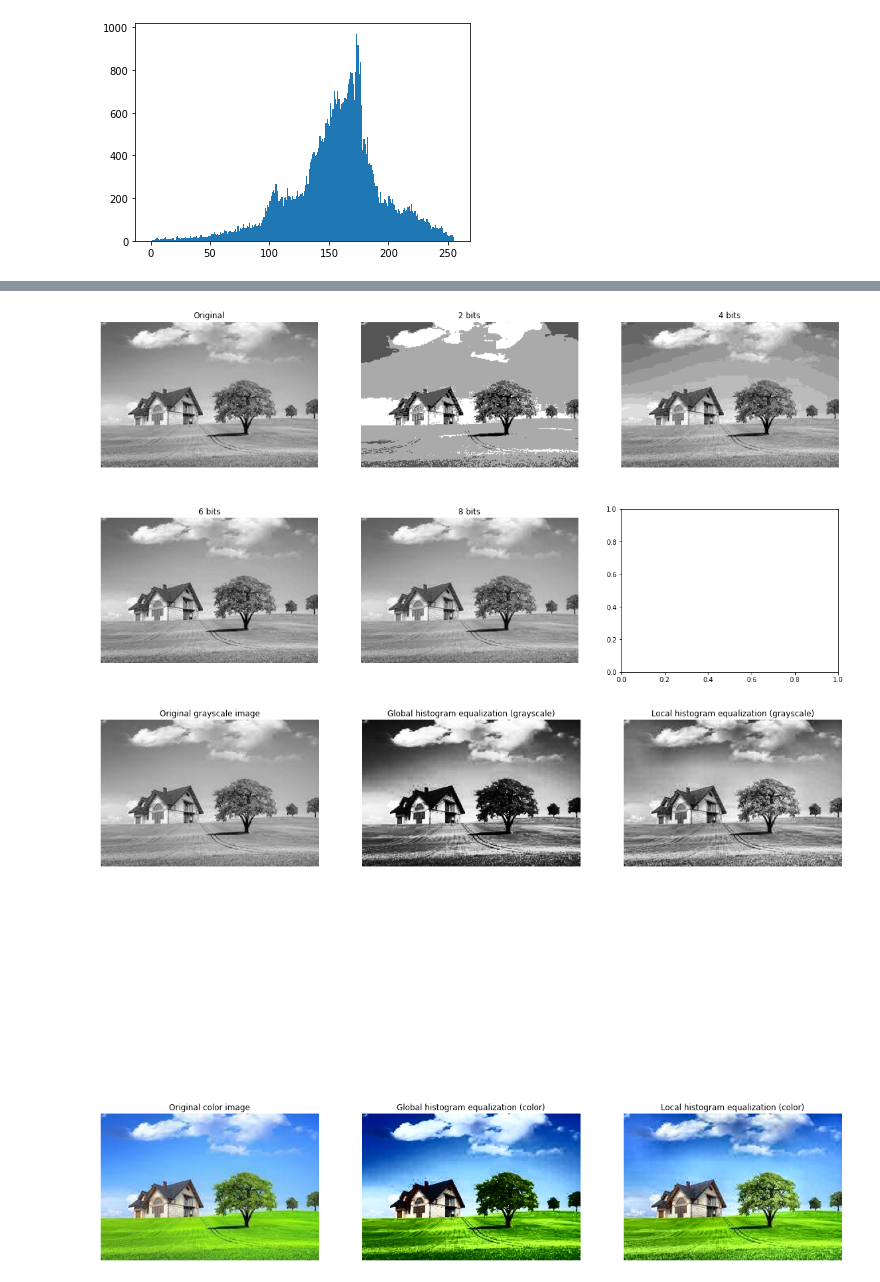
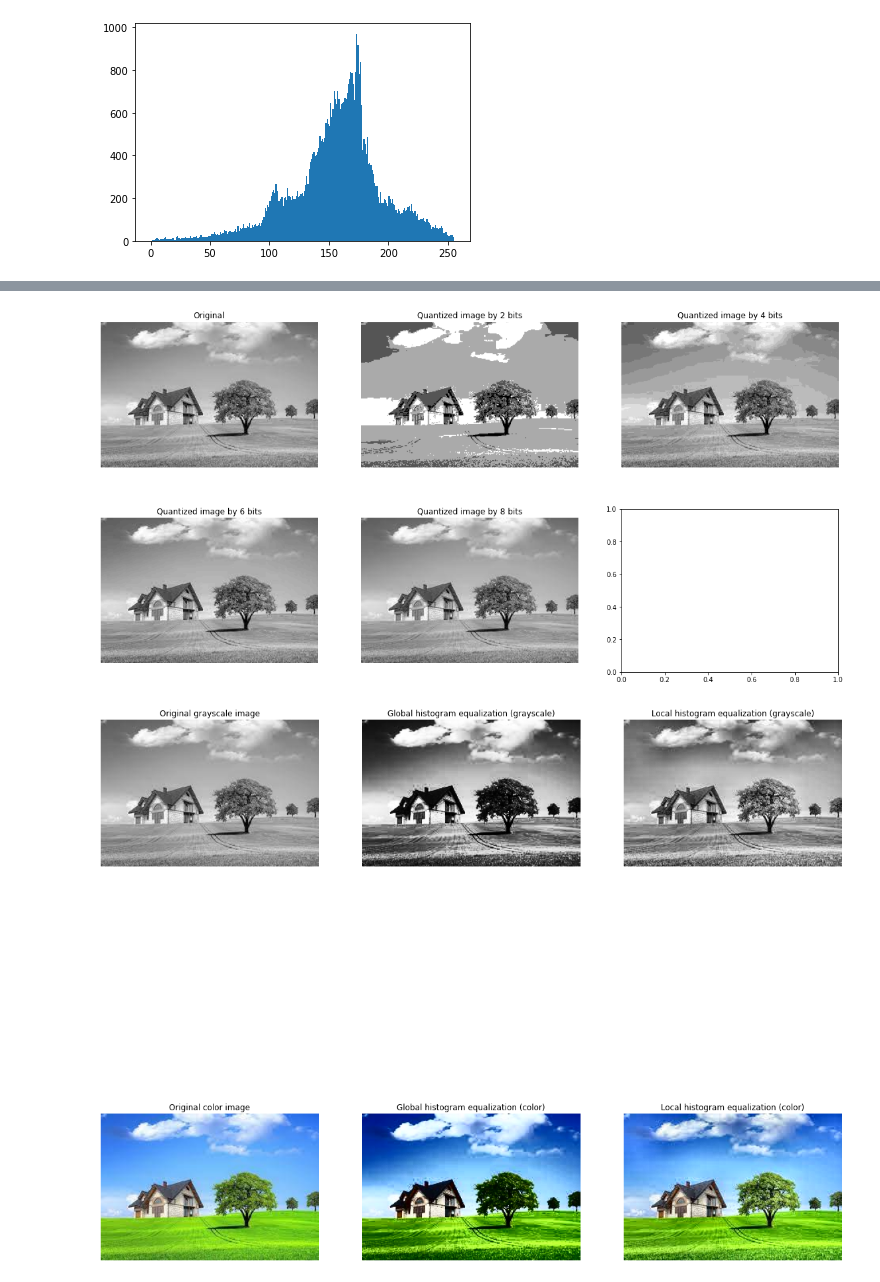
Before and after one commit to Quang-Nguyen-Van/MSE_Image-Video-Processing, a Jupyter notebook: Quizz.ipynb, the cells around one changed output, grey strips where cells are left out. Cells and saved outputs as stored; diff of their text form; code cells hidden in the pictures.

```diff
--- a/Quizz.ipynb
+++ b/Quizz.ipynb
@@ -151,47 +152,35 @@ Text(0.5, 1.0, 'Cropped Image')
-# %%
-# Cau 5
-
-# Load the grayscale image
-img = cv2.imread(imgFile, cv2.IMREAD_GRAYSCALE)
-
-# Quantize using 2 bits
-quantized_2bits = np.floor_divide(img, 64) * 64
-
-# Quantize using 4 bits
-quantized_4bits = np.floor_divide(img, 16) * 16
-
-# Quantize using 6 bits
-quantized_6bits = np.floor_divide(img, 4) * 4
-
-# Quantize using 8 bits
-quantized_8bits = np.floor_divide(img, 2) * 2
-
-# Display the results
-fig, axs = plt.subplots(nrows=2, ncols=3, figsize=(20, 10))
-
-axs[0, 0].imshow(img, cmap='gray')
-axs[0, 0].set_title('Original')
-axs[0, 0].axis('off')
-
-axs[0, 1].imshow(quantized_2bits, cmap='gray')
-axs[0, 1].set_title('2 bits')
-axs[0, 1].axis('off')
-
-axs[0, 2].imshow(quantized_4bits, cmap='gray')
-axs[0, 2].set_title('4 bits')
-axs[0, 2].axis('off')
-
-axs[1, 0].imshow(quantized_6bits, cmap='gray')
-axs[1, 0].set_title('6 bits')
-axs[1, 0].axis('off')
-
-axs[1, 1].imshow(quantized_8bits, cmap='gray')
-axs[1, 1].set_title('8 bits')
-axs[1, 1].axis('off')
-
-plt.show()
-# %% [output]
-[figure, removed]
+# %%
+# Cau 5
+# Load the grayscale image
+img = cv2.imread(imgFile, cv2.IMREAD_GRAYSCALE)
+
+fig, axs = plt.subplots(nrows=2, ncols=3, figsize=(20, 10))
+
+axs[0, 0].imshow(img, cmap='gray')
+axs[0, 0].set_title('Original')
+axs[0, 0].axis('off')
+
+arr_bits = [2, 4 ,6 , 8]
+row = 0
+col = 1
+for i in range(0, len(arr_bits)):
+  bits = arr_bits[i]
+  quantization_interval = 2**8 // 2**bits
+
+  # Quantize image
+  quantized_img = np.floor_divide(img, quantization_interval) * quantization_interval
+
+  if i == 2:
+    row = 1
+    col = 0
+  axs[row, col].imshow(quantized_img, cmap='gray')
+  axs[row, col].set_title('Quantized image by ' + str(bits) + ' bits')
+  axs[row, col].axis('off')
+  col = col + 1
+
+plt.show()
+# %% [output]
+[figure, added]
 # %%
 gray_img = cv2.imread(imgFile, cv2.IMREAD_GRAYSCALE)
 color_img = cv2.imread(imgFile)
```
Also changed, not shown: parts of 5 cells of this notebook.
